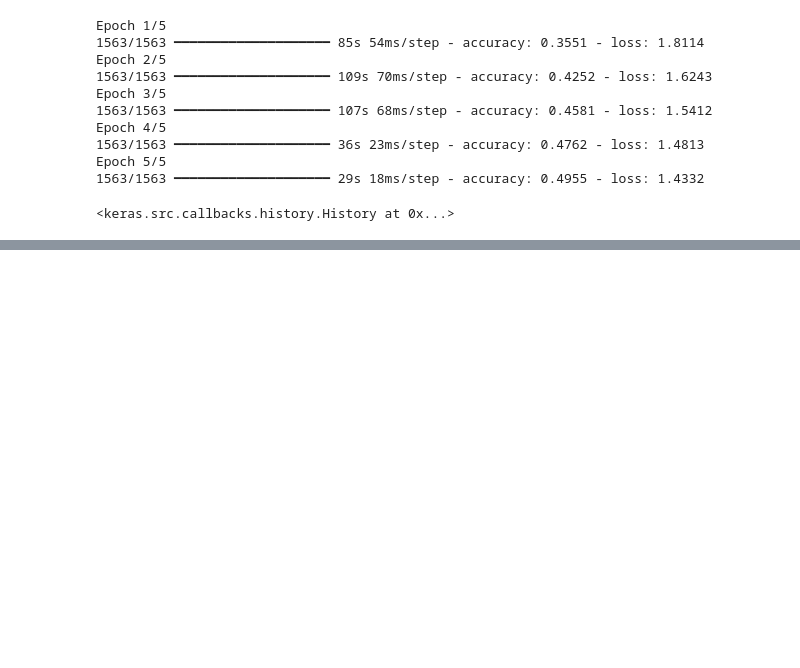
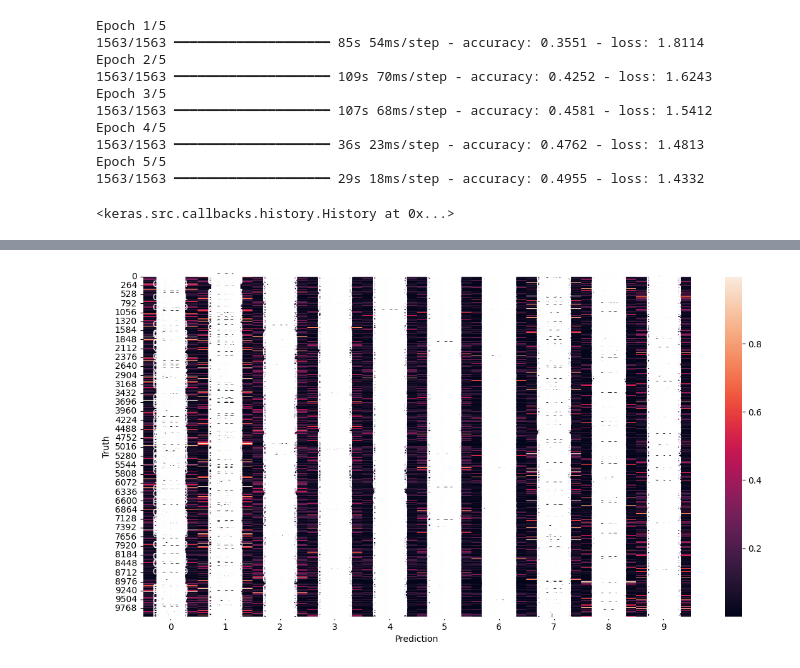
Before and after one commit to dilancodecircle-star/ML-projects-, a Jupyter notebook: image classification.ipynb, the cells around one changed output, grey strips where cells are left out. Cells and saved outputs as stored; diff of their text form; code cells hidden in the pictures; blank space fills up the shorter version.

```diff
--- a/image classification.ipynb
+++ b/image classification.ipynb
@@ -84,0 +103,8 @@ ValueError: Classification metrics can't handle a mix of multiclass and continuo
+# %%
+plt.figure(figsize = (14,7))
+sns.heatmap(predict , annot = True)
+plt.ylabel("Truth")
+plt.xlabel("Prediction")
+plt.show()
+# %% [output]
+[figure, added]
```
Also changed, not shown: parts of 3 cells of this notebook.
